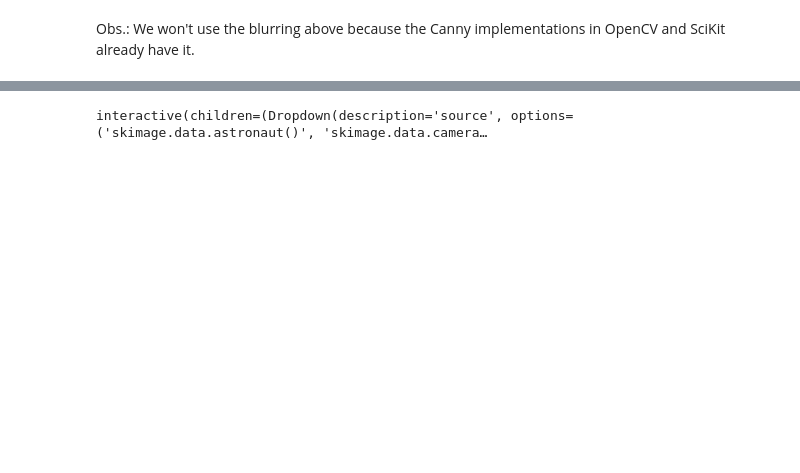
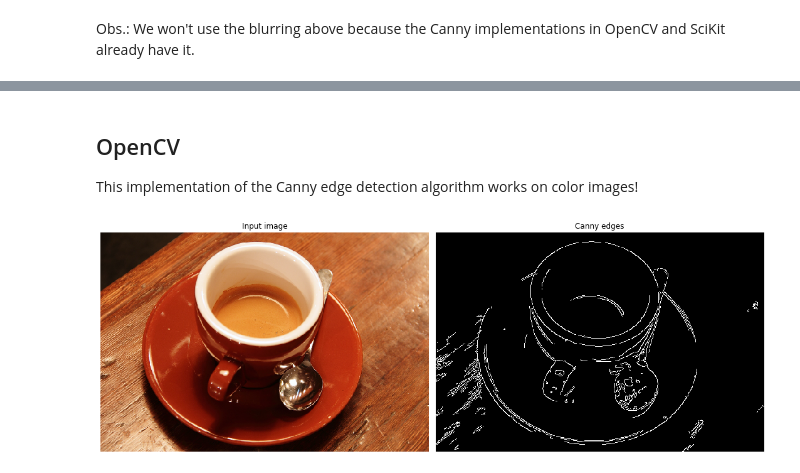
Before and after one commit to awangenh/vision, a Jupyter notebook: jupyter/Detect borders using Convolution Filters and the Canny Filter.ipynb, the cells around one changed output, grey strips where cells are left out. Saved outputs shown, nothing was run; the diff lists cells and outputs as text; code cells hidden in the pictures; blank space fills up the shorter version.

```diff
--- a/jupyter/Detect borders using Convolution Filters and the Canny Filter.ipynb
+++ b/jupyter/Detect borders using Convolution Filters and the Canny Filter.ipynb
@@ -303,43 +325,51 @@ interactive(children=(Dropdown(description='source', options=('skimage.data.astr
+# %% [markdown]
+## OpenCV
+
+This implementation of the Canny edge detection algorithm works on color images!
 # %%
 from skimage import data
 from ipywidgets import interact, interactive, fixed, interact_manual
 import ipywidgets as widgets
 
 import cv2
 import numpy as np
 import matplotlib
 from matplotlib import pyplot as plt
 
-matplotlib.rcParams['figure.figsize'] = [15,7]
-
-
 def cannyOpenCV(source,threshold1,threshold2,apertureSize,L2gradient):
     image = eval(source)
-    gray_img = to_gray(image)
 
-    # Blur the image
-    img = cv2.medianBlur(gray_img, 5)
-    # Create a grayscale version that allows colored painting on it
-    cimg = cv2.cvtColor(img,cv2.COLOR_GRAY2BGR)
-    #gray = cv2.cvtColor(img,cv2.COLOR_BGR2GRAY)
-
-    # Create an edge image with the OpenCV canny implementation
-    edges = cv2.Canny(gray_img, threshold1=threshold1, threshold2=threshold2, apertureSize=apertureSize, L2gradient=L2gradient)
+    # Create an edge image with the OpenCV canny implementation. Employ color images if you want.
+    edges = cv2.Canny(image, threshold1=threshold1, threshold2=threshold2, apertureSize=apertureSize, L2gradient=L2gradient)
     # apertureSize is the aperture size for the Sobel edge detection operator
 
     # Write the result on the disk
     #cv2.imwrite('cannyEdges3.jpg',edges)
 
-    # Create a row of three plots to show the image, edges and result
-    plt.subplot(121),plt.imshow(image)
-    plt.title('Input Image'), plt.xticks([]), plt.yticks([])
-    plt.subplot(122),plt.imshow(edges, cmap=cm.gray)
-    plt.title('Edges Image'), plt.xticks([]), plt.yticks([])
+    # Create a row of two plots to show the image and the edges
+    fig, axes = plt.subplots(1, 2, figsize=(15, 7), sharex=True, sharey=True)
+    ax = axes.ravel()
+
+    ax[0].imshow(image)
+    ax[0].set_title('Input image')
+
+    ax[1].imshow(edges, cmap=cm.gray)
+    ax[1].set_title('Canny edges')
+
+    for a in ax:
+        a.set_axis_off()
+
+    plt.tight_layout()
     plt.show()
 
-interact_manual(cannyOpenCV, source=sources, threshold1=100,threshold2=500,apertureSize=3,L2gradient=True)
-None
+
+if _ON_COLAB:
+    # Google Colab:
+    cannyOpenCV(source='skimage.data.coffee()',threshold1=100,threshold2=500,apertureSize=3,L2gradient=True)
+else:
+    # Jupyter Notebook:
+    interact_manual(cannyOpenCV, source=sources, threshold1=100,threshold2=500,apertureSize=3,L2gradient=True)
 # %% [output]
-interactive(children=(Dropdown(description='source', options=('skimage.data.astronaut()', 'skimage.data.camera…
+[figure, added]
 # %% [markdown]
 ![banner cnns ppgcc ufsc](http://www.lapix.ufsc.br/wp-content/uploads/2019/04/CC-incod.png)
```
Also changed, not shown: parts of 12 cells of this notebook.
